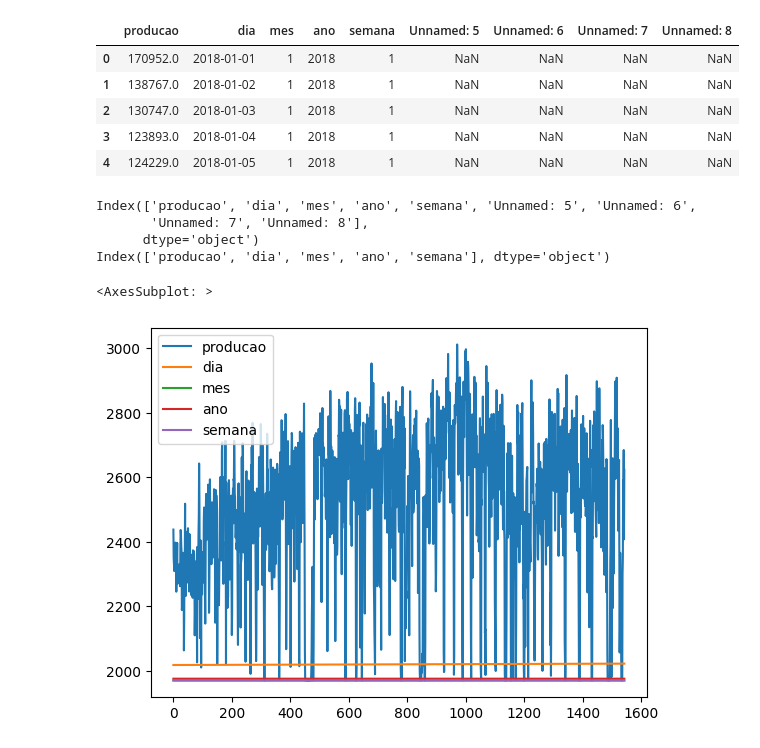
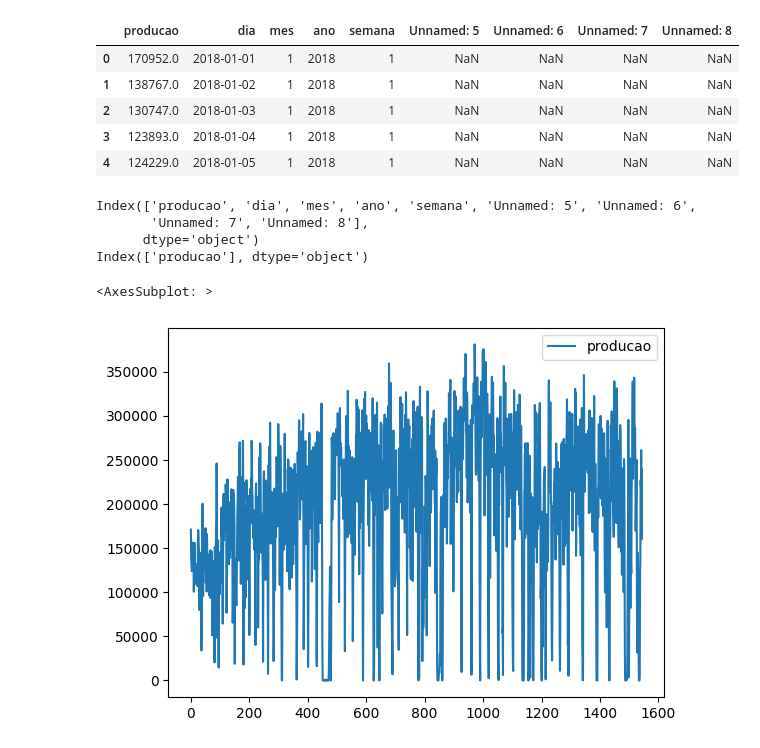
Before and after one commit to leonardovenan/oreForecast, a Jupyter notebook: dailyForecast.ipynb, the cells around one changed output. Saved outputs shown, nothing was run; the diff lists cells and outputs as text; code cells hidden in the pictures.

Commit message:
modelagem de dados para previsão. Necessidade apenas dos dados de produção na ordem correta e index

```diff
--- a/dailyForecast.ipynb
+++ b/dailyForecast.ipynb
@@ -15,17 +15,22 @@ df.head()
 # %%
 #drop de colunas sem utilidade
 print(df.columns)
 df.drop('Unnamed: 5', axis=1, inplace=True)
 df.drop('Unnamed: 6', axis=1, inplace=True)
 df.drop('Unnamed: 7', axis=1, inplace=True)
 df.drop('Unnamed: 8', axis=1, inplace=True)
+df.drop('semana', axis=1, inplace=True)
+df.drop('ano', axis=1, inplace=True)
+df.drop('mes', axis=1, inplace=True)
+df['dia'] = pd.to_datetime(df['dia'])
+df.drop('dia', axis=1, inplace=True)
 print(df.columns)
 
 df.plot()
 # %% [output]
 Index(['producao', 'dia', 'mes', 'ano', 'semana', 'Unnamed: 5', 'Unnamed: 6',
        'Unnamed: 7', 'Unnamed: 8'],
       dtype='object')
-Index(['producao', 'dia', 'mes', 'ano', 'semana'], dtype='object')
+Index(['producao'], dtype='object')
 <AxesSubplot: >
-[figure, old version]
+[figure, new version]
```
